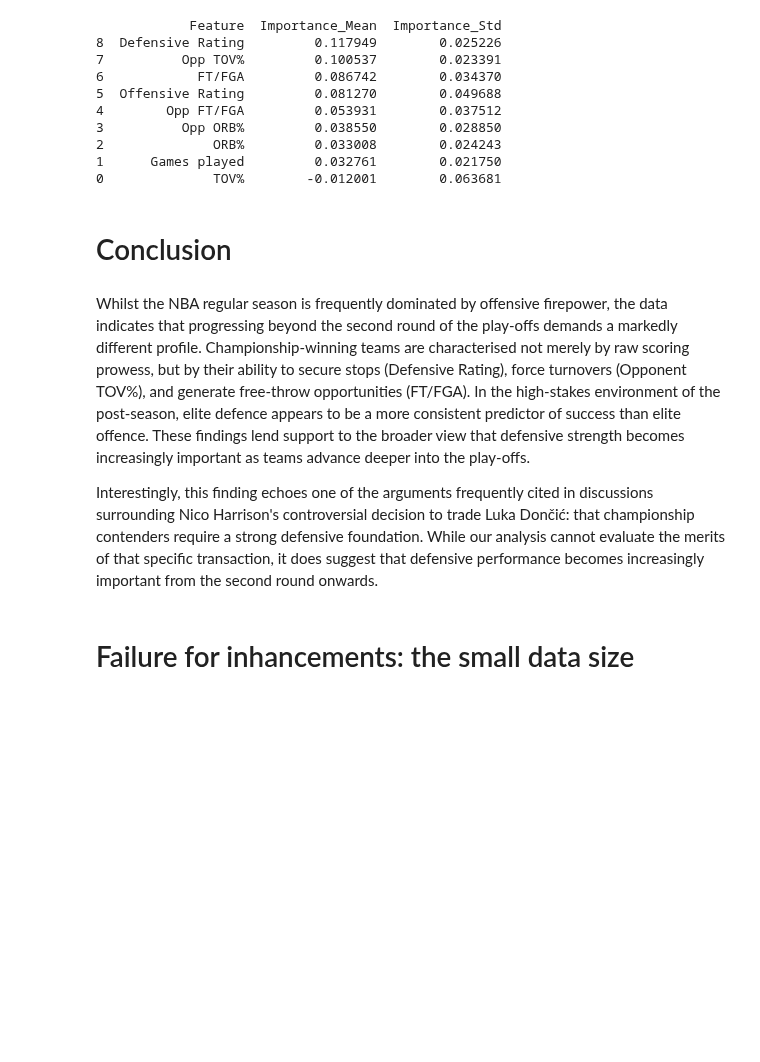
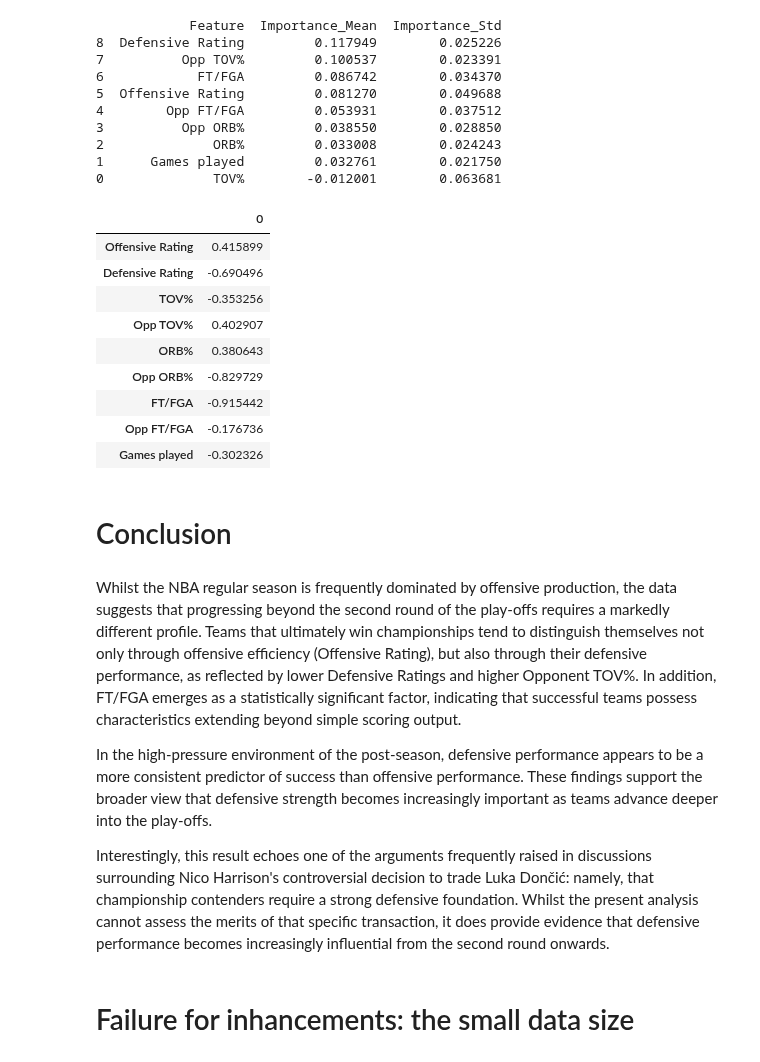
Before and after one commit to GalahadJr-1214/2026-Statistics-Final-Project, a Jupyter notebook: Final Project/dominant_champ.ipynb, the cells around one changed output. Cells and saved outputs as stored; diff of their text form; code cells hidden in the pictures; blank space fills up the shorter version.

```diff
--- a/Final Project/dominant_champ.ipynb
+++ b/Final Project/dominant_champ.ipynb
@@ -309,12 +309,31 @@ print(importance_df)
 2              ORB%         0.033008        0.024243
 1      Games played         0.032761        0.021750
 0              TOV%        -0.012001        0.063681
+# %%
+champs = standard[standard['Champion'] == True]
+non_champs = standard[standard['Champion'] == False]
+
+diff = pd.DataFrame(champs[features].mean() - non_champs[features].mean())
+diff
+# %% [output]
+|  | 0 |
+| Offensive Rating | 0.415899 |
+| Defensive Rating | -0.690496 |
+| TOV% | -0.353256 |
+| Opp TOV% | 0.402907 |
+| ORB% | 0.380643 |
+| Opp ORB% | -0.829729 |
+| FT/FGA | -0.915442 |
+| Opp FT/FGA | -0.176736 |
+| Games played | -0.302326 |
 # %% [markdown]
 # Conclusion
 # %% [markdown]
-Whilst the NBA regular season is frequently dominated by offensive firepower, the data indicates that progressing beyond the second round of the play-offs demands a markedly different profile. Championship-winning teams are characterised not merely by raw scoring prowess, but by their ability to secure stops (Defensive Rating), force turnovers (Opponent TOV%), and generate free-throw opportunities (FT/FGA). In the high-stakes environment of the post-season, elite defence appears to be a more consistent predictor of success than elite offence. These findings lend support to the broader view that defensive strength becomes increasingly important as teams advance deeper into the play-offs.
+Whilst the NBA regular season is frequently dominated by offensive production, the data suggests that progressing beyond the second round of the play-offs requires a markedly different profile. Teams that ultimately win championships tend to distinguish themselves not only through offensive efficiency (Offensive Rating), but also through their defensive performance, as reflected by lower Defensive Ratings and higher Opponent TOV%. In addition, FT/FGA emerges as a statistically significant factor, indicating that successful teams possess characteristics extending beyond simple scoring output.
 
-Interestingly, this finding echoes one of the arguments frequently cited in discussions surrounding Nico Harrison's controversial decision to trade Luka Dončić: that championship contenders require a strong defensive foundation. While our analysis cannot evaluate the merits of that specific transaction, it does suggest that defensive performance becomes increasingly important from the second round onwards.
+In the high-pressure environment of the post-season, defensive performance appears to be a more consistent predictor of success than offensive performance. These findings support the broader view that defensive strength becomes increasingly important as teams advance deeper into the play-offs.
+
+Interestingly, this result echoes one of the arguments frequently raised in discussions surrounding Nico Harrison's controversial decision to trade Luka Dončić: namely, that championship contenders require a strong defensive foundation. Whilst the present analysis cannot assess the merits of that specific transaction, it does provide evidence that defensive performance becomes increasingly influential from the second round onwards.
 # %% [markdown]
 # Failure for inhancements: the small data size
 # %%
```
Also changed, not shown: 1 other file.
